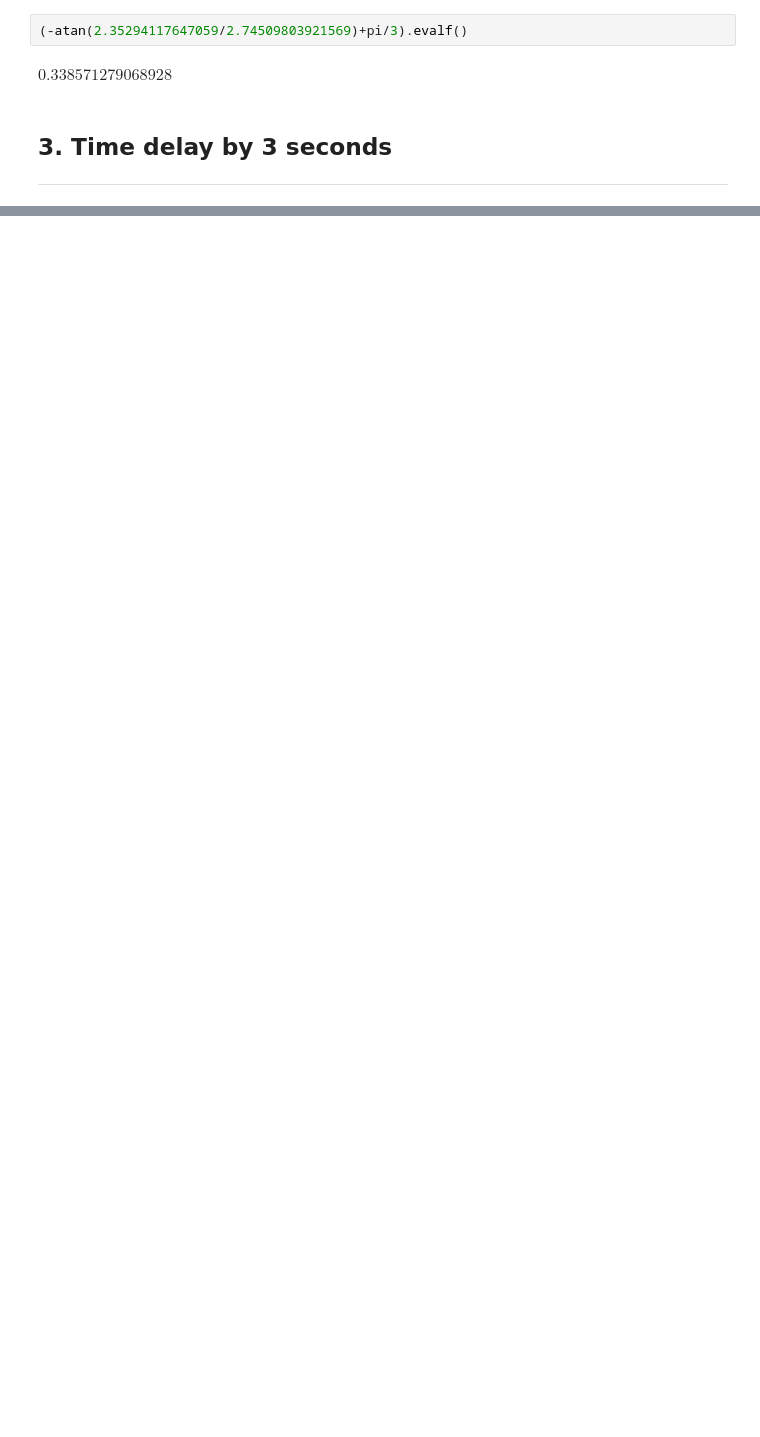
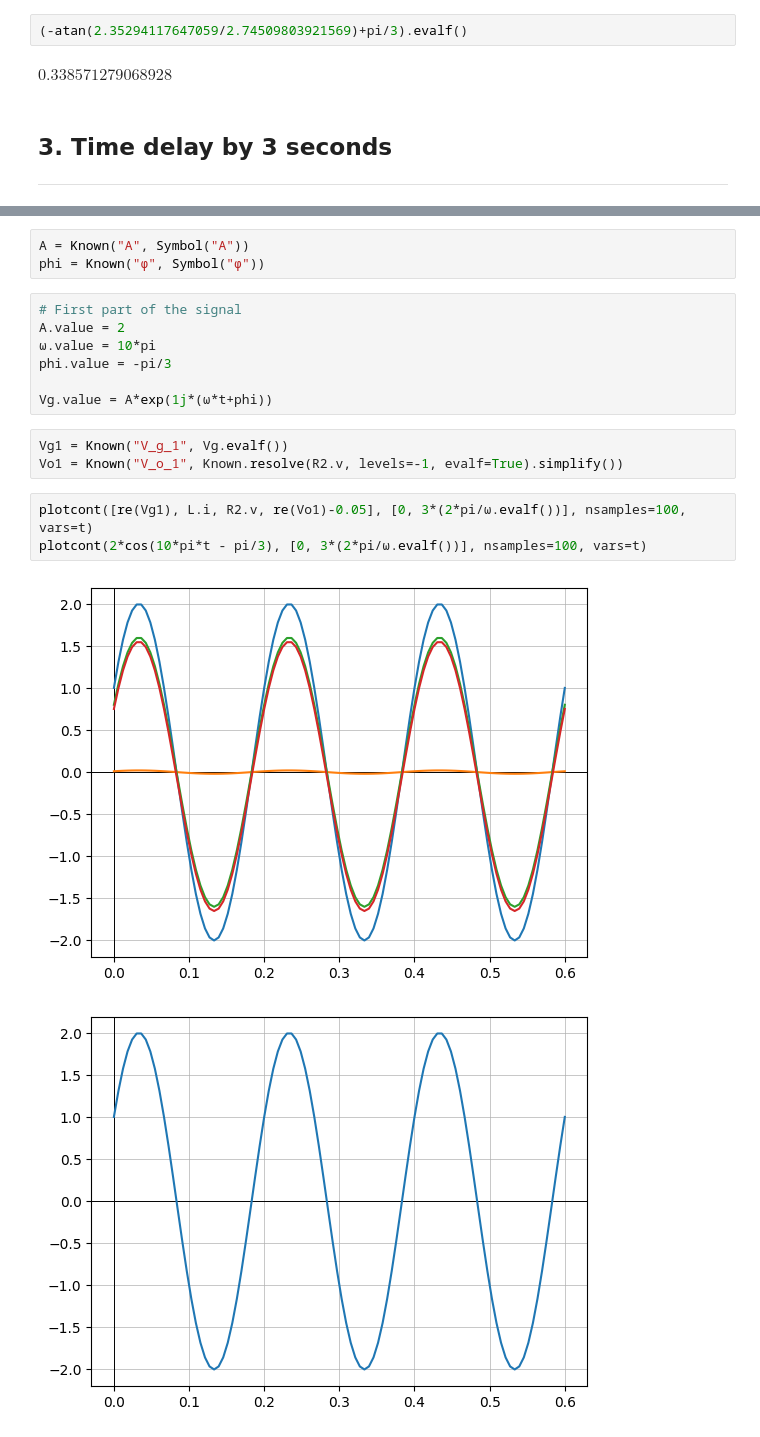
Before and after one commit to alonso-herreros/uni-syscirc-problems, a Jupyter notebook: code/circuits/C.1.ipynb, the cells around one changed output, grey strips where cells are left out. Cells and saved outputs as stored; diff of their text form; blank space fills up the shorter version.

```diff
--- a/code/circuits/C.1.ipynb
+++ b/code/circuits/C.1.ipynb
@@ -113,0 +129,19 @@ plotcont([re(Vg), L.i, R2.v], [0, 3*(2*pi/ω.evalf())], nsamples=200, vars=t)
+# %%
+A = Known("A", Symbol("A"))
+phi = Known("φ", Symbol("φ"))
+# %%
+# First part of the signal
+A.value = 2
+ω.value = 10*pi
+phi.value = -pi/3
+
+Vg.value = A*exp(1j*(ω*t+phi))
+# %%
+Vg1 = Known("V_g_1", Vg.evalf())
+Vo1 = Known("V_o_1", Known.resolve(R2.v, levels=-1, evalf=True).simplify())
+# %%
+plotcont([re(Vg1), L.i, R2.v, re(Vo1)-0.05], [0, 3*(2*pi/ω.evalf())], nsamples=100, vars=t)
+plotcont(2*cos(10*pi*t - pi/3), [0, 3*(2*pi/ω.evalf())], nsamples=100, vars=t)
+# %% [output]
+[figure, added]
+[figure, added]
```
Also changed, not shown: parts of 24 cells of this notebook.
